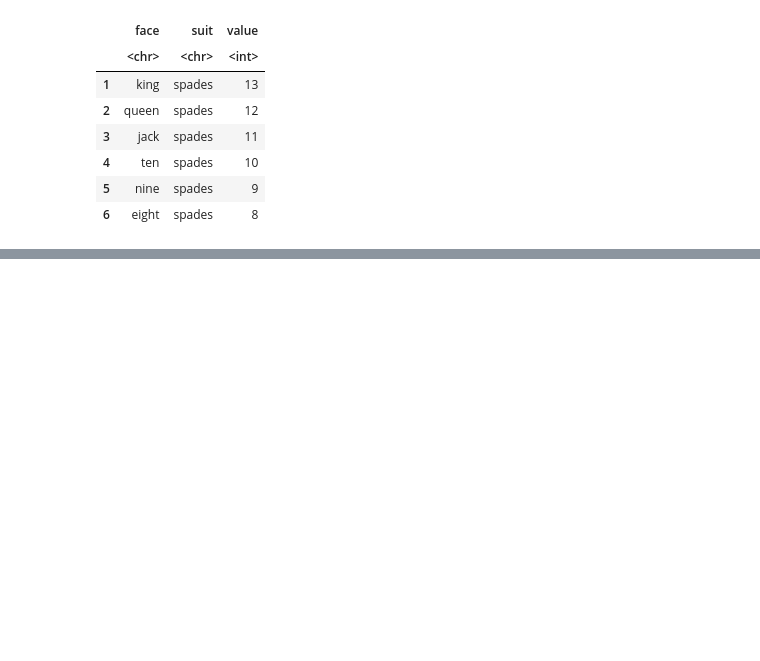
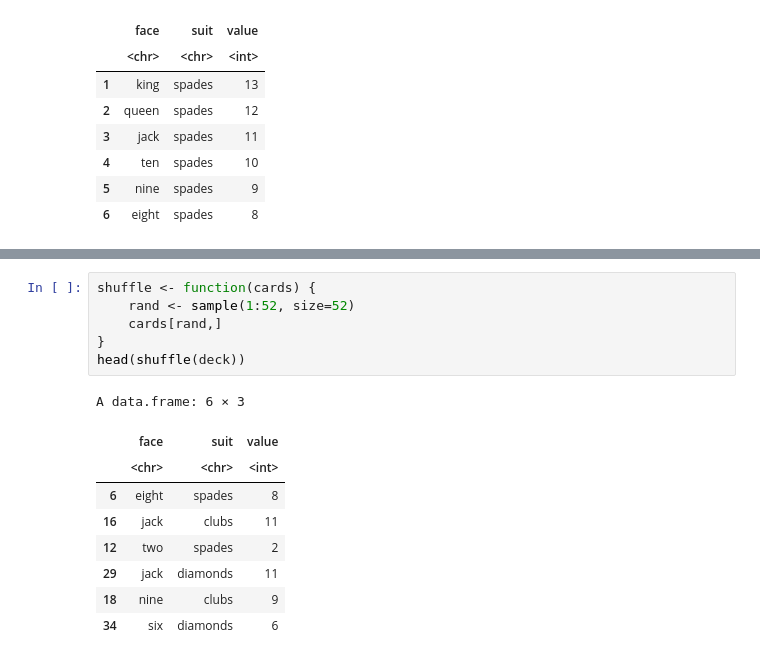
Before and after one commit to SamGombs20/learningR, a Jupyter notebook: code/learning_R.ipynb, the cells around one changed output, grey strips where cells are left out. Saved outputs shown, nothing was run; the diff lists cells and outputs as text; blank space fills up the shorter version.

```diff
--- a/code/learning_R.ipynb
+++ b/code/learning_R.ipynb
@@ -320,0 +332,16 @@ A data.frame: 6 × 3
+# %%
+shuffle <- function(cards) {
+    rand <- sample(1:52, size=52)
+    cards[rand,]
+}
+head(shuffle(deck))
+# %% [output]
+A data.frame: 6 × 3
+|  | face | suit | value |
+|  | <chr> | <chr> | <int> |
+| 6 | eight | spades | 8 |
+| 16 | jack | clubs | 11 |
+| 12 | two | spades | 2 |
+| 29 | jack | diamonds | 11 |
+| 18 | nine | clubs | 9 |
+| 34 | six | diamonds | 6 |
```
Also changed, not shown: parts of 12 cells of this notebook, 1 other file.
